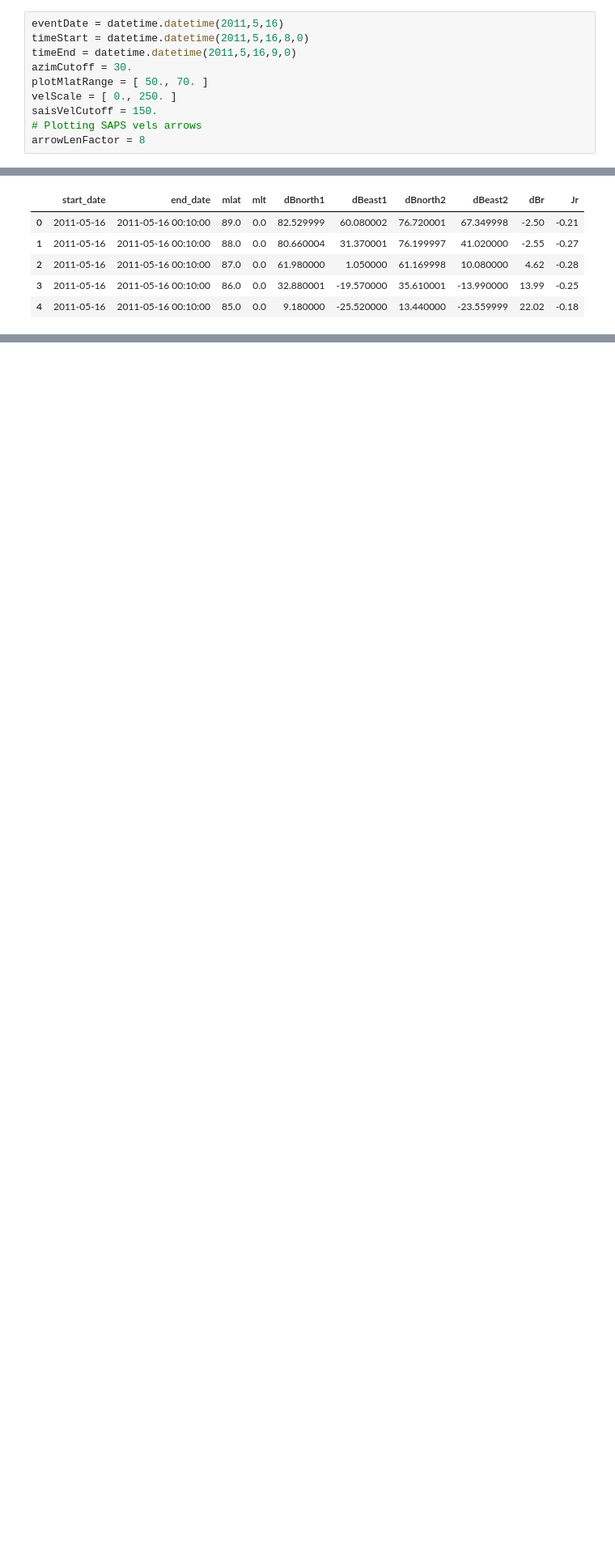
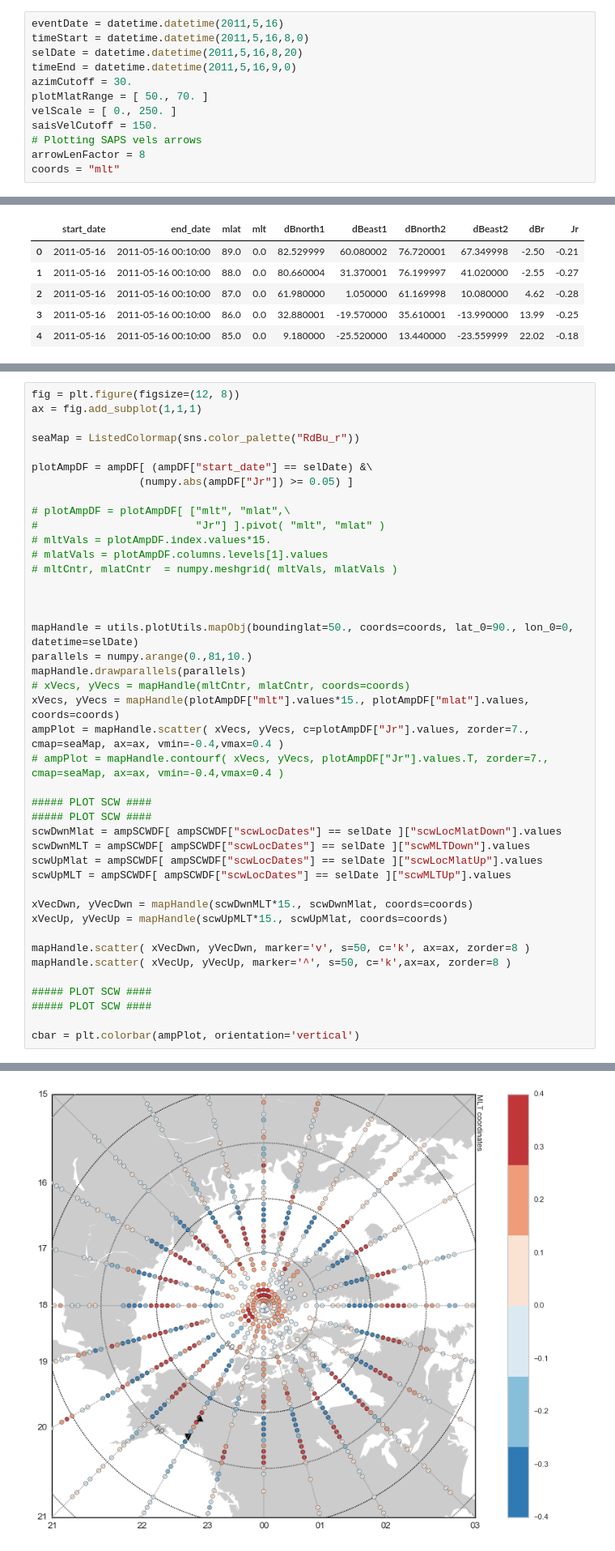
Before and after one commit to bharatreddy/scwsaps, a Jupyter notebook: ipy/saps_amp_sd.ipynb, the cells around one changed output, grey strips where cells are left out. Shown at 81% size. Cells and saved outputs as stored; diff of their text form; blank space fills up the shorter version.

```diff
--- a/ipy/saps_amp_sd.ipynb
+++ b/ipy/saps_amp_sd.ipynb
@@ -15,6 +16,7 @@ from matplotlib.dates import date2num, DateFormatter
 # %%
 eventDate = datetime.datetime(2011,5,16)
 timeStart = datetime.datetime(2011,5,16,8,0)
+selDate = datetime.datetime(2011,5,16,8,20)
 timeEnd = datetime.datetime(2011,5,16,9,0)
 azimCutoff = 30.
 plotMlatRange = [ 50., 70. ]
@@ -22,3 +24,4 @@ velScale = [ 0., 250. ]
 saisVelCutoff = 150.
 # Plotting SAPS vels arrows
 arrowLenFactor = 8
+coords = "mlt"
@@ -187,0 +205,43 @@ See the caveats in the documentation: http://pandas.pydata.org/pandas-docs/stabl
+# %%
+fig = plt.figure(figsize=(12, 8))
+ax = fig.add_subplot(1,1,1)
+
+seaMap = ListedColormap(sns.color_palette("RdBu_r"))
+
+plotAmpDF = ampDF[ (ampDF["start_date"] == selDate) &\
+                 (numpy.abs(ampDF["Jr"]) >= 0.05) ]
+
+# plotAmpDF = plotAmpDF[ ["mlt", "mlat",\
+#                         "Jr"] ].pivot( "mlt", "mlat" )
+# mltVals = plotAmpDF.index.values*15.
+# mlatVals = plotAmpDF.columns.levels[1].values
+# mltCntr, mlatCntr  = numpy.meshgrid( mltVals, mlatVals )
+
+
+
+mapHandle = utils.plotUtils.mapObj(boundinglat=50., coords=coords, lat_0=90., lon_0=0, datetime=selDate)
+parallels = numpy.arange(0.,81,10.)
+mapHandle.drawparallels(parallels)
+# xVecs, yVecs = mapHandle(mltCntr, mlatCntr, coords=coords)
+xVecs, yVecs = mapHandle(plotAmpDF["mlt"].values*15., plotAmpDF["mlat"].values, coords=coords)
+ampPlot = mapHandle.scatter( xVecs, yVecs, c=plotAmpDF["Jr"].values, zorder=7., cmap=seaMap, ax=ax, vmin=-0.4,vmax=0.4 )
+# ampPlot = mapHandle.contourf( xVecs, yVecs, plotAmpDF["Jr"].values.T, zorder=7., cmap=seaMap, ax=ax, vmin=-0.4,vmax=0.4 )
+
+##### PLOT SCW ####
+##### PLOT SCW ####
+scwDwnMlat = ampSCWDF[ ampSCWDF["scwLocDates"] == selDate ]["scwLocMlatDown"].values
+scwDwnMLT = ampSCWDF[ ampSCWDF["scwLocDates"] == selDate ]["scwMLTDown"].values
+scwUpMlat = ampSCWDF[ ampSCWDF["scwLocDates"] == selDate ]["scwLocMlatUp"].values
+scwUpMLT = ampSCWDF[ ampSCWDF["scwLocDates"] == selDate ]["scwMLTUp"].values
+
+xVecDwn, yVecDwn = mapHandle(scwDwnMLT*15., scwDwnMlat, coords=coords)
+xVecUp, yVecUp = mapHandle(scwUpMLT*15., scwUpMlat, coords=coords)
+
+mapHandle.scatter( xVecDwn, yVecDwn, marker='v', s=50, c='k', ax=ax, zorder=8 )
+mapHandle.scatter( xVecUp, yVecUp, marker='^', s=50, c='k',ax=ax, zorder=8 )
+
+##### PLOT SCW ####
+##### PLOT SCW ####
+
+cbar = plt.colorbar(ampPlot, orientation='vertical')
+# %% [output]
@@ -187,0 +249 @@ See the caveats in the documentation: http://pandas.pydata.org/pandas-docs/stabl
+[figure, added]
```
Also changed, not shown: parts of 5 cells of this notebook, 8 other files.
